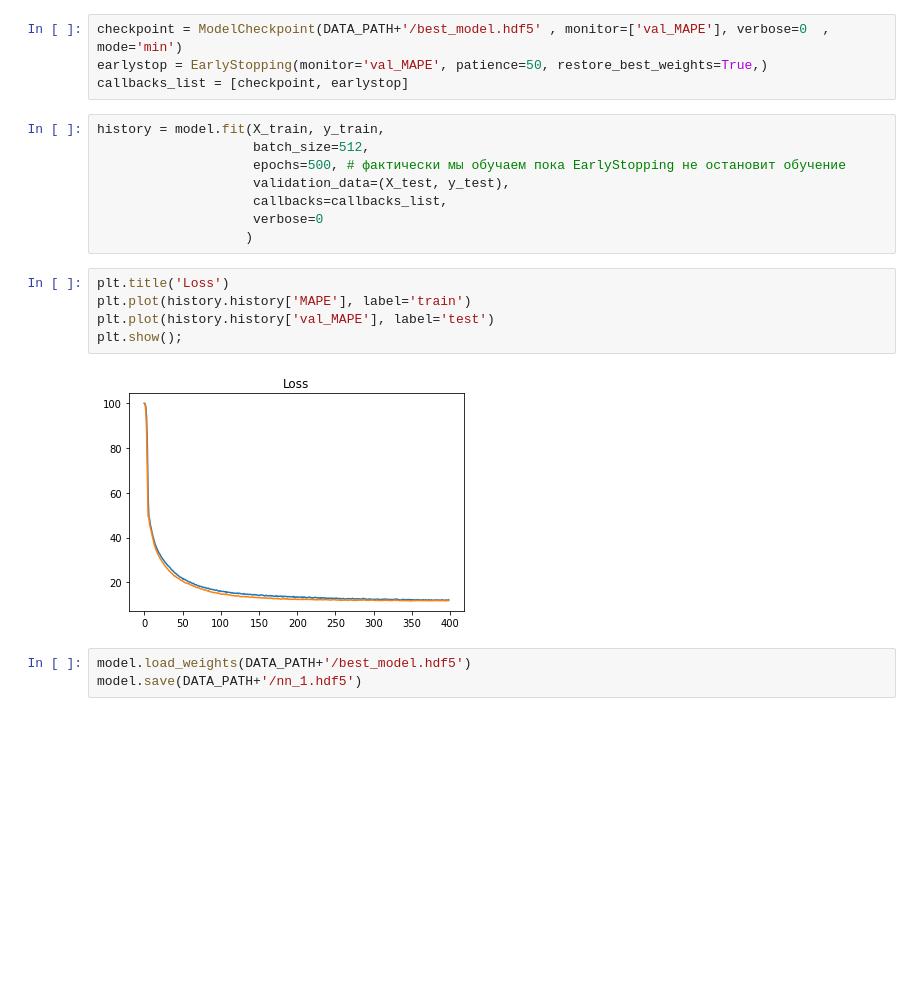
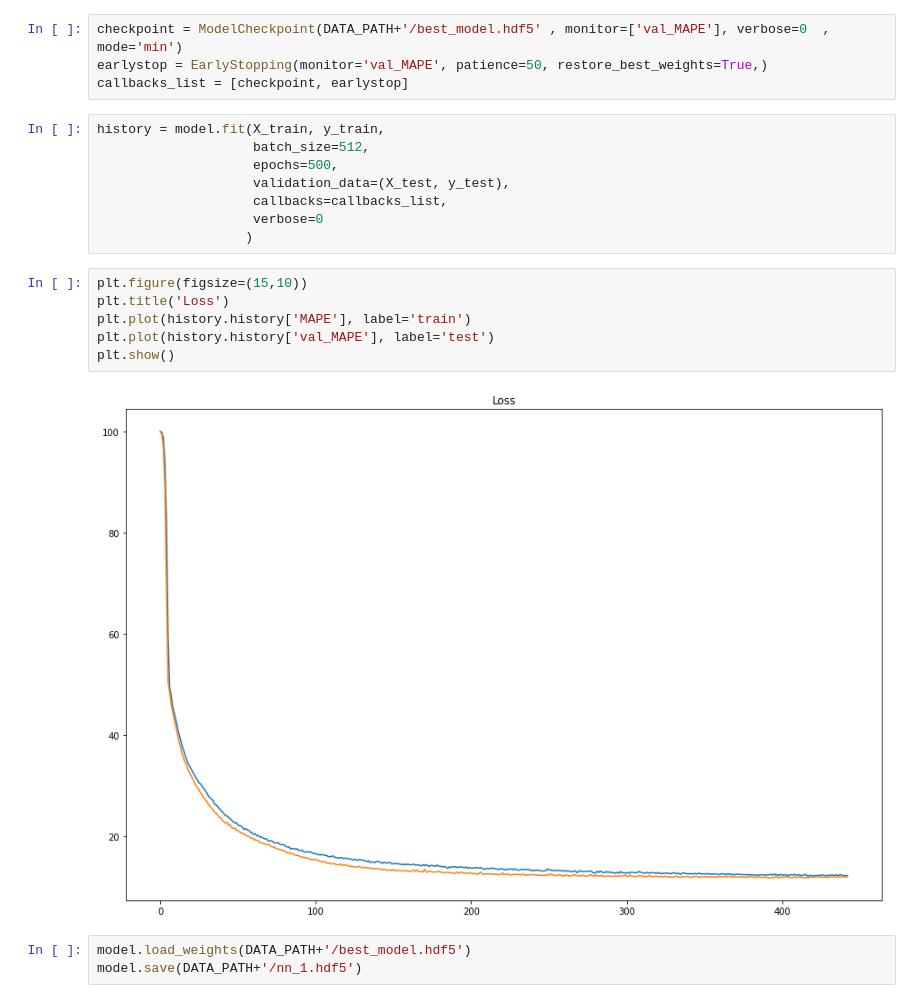
Before and after one commit to alxkzncoff/car_price_prediction_ml_dl, a Jupyter notebook: model/dense_model.ipynb, the cells around one changed output. Cells and saved outputs as stored; diff of their text form; blank space fills up the shorter version.

```diff
--- a/model/dense_model.ipynb
+++ b/model/dense_model.ipynb
@@ -119,18 +189,19 @@ callbacks_list = [checkpoint, earlystop]
 # %%
 history = model.fit(X_train, y_train,
                     batch_size=512,
-                    epochs=500, # фактически мы обучаем пока EarlyStopping не остановит обучение
+                    epochs=500,
                     validation_data=(X_test, y_test),
                     callbacks=callbacks_list,
                     verbose=0
                    )
 # %%
+plt.figure(figsize=(15,10))
 plt.title('Loss')
 plt.plot(history.history['MAPE'], label='train')
 plt.plot(history.history['val_MAPE'], label='test')
-plt.show();
+plt.show()
 # %% [output]
-[figure, old version]
+[figure, new version]
 # %%
 model.load_weights(DATA_PATH+'/best_model.hdf5')
 model.save(DATA_PATH+'/nn_1.hdf5')
```
Also changed, not shown: parts of 6 cells of this notebook.
